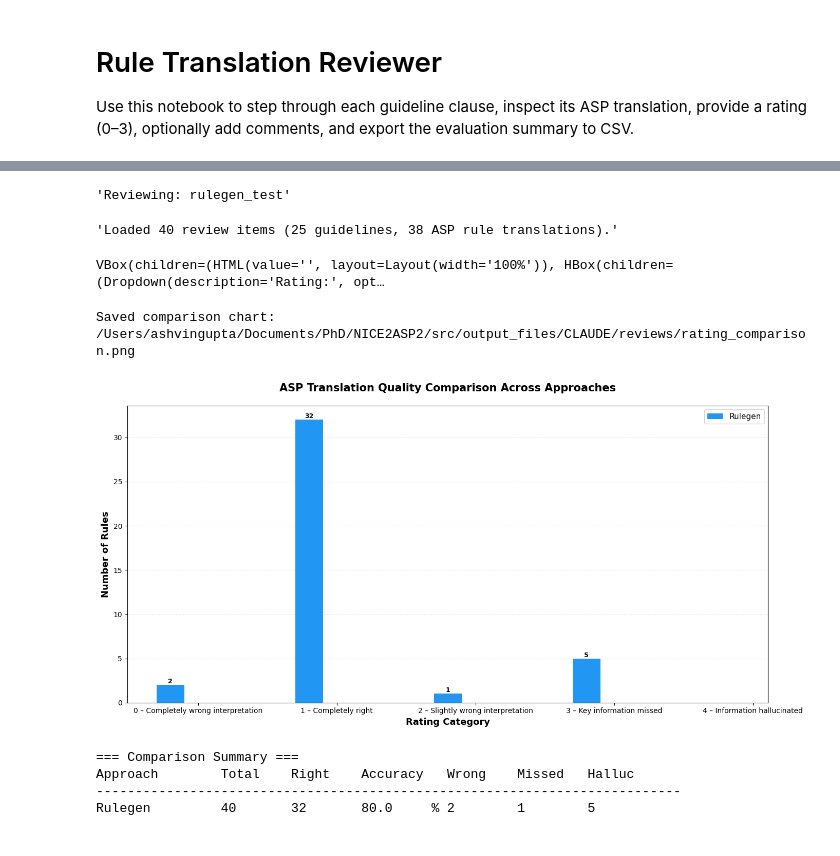
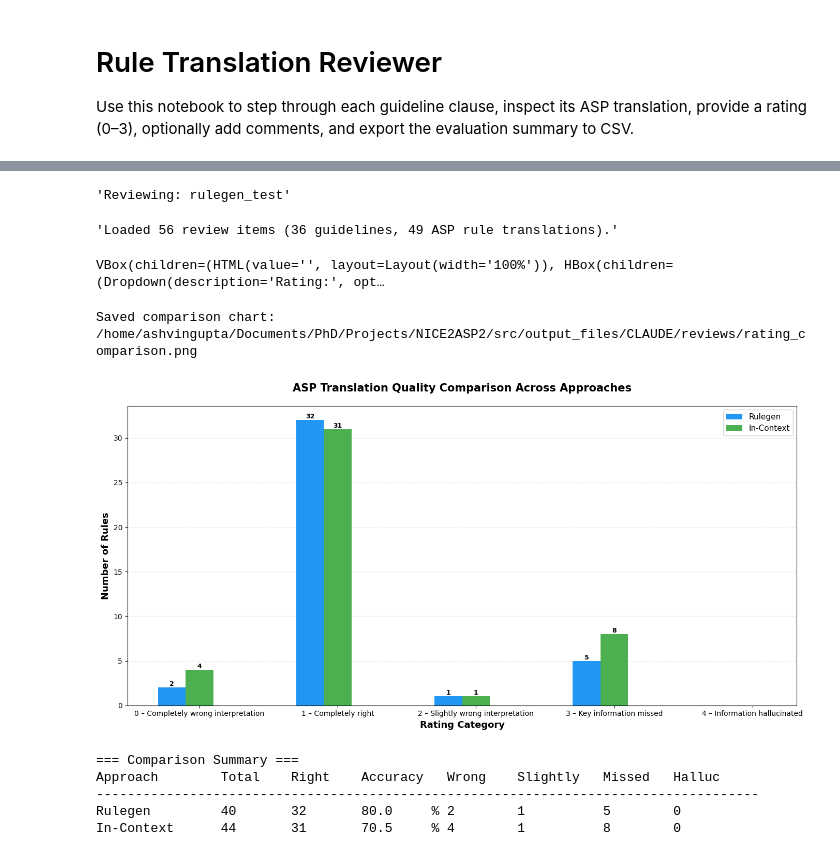
Before and after one commit to Ashvin-Gupta/NICE2ASP2, a Jupyter notebook: notebooks/rule_reviewer.ipynb, the cells around one changed output, grey strips where cells are left out. Cells and saved outputs as stored; diff of their text form; code cells hidden in the pictures.

Commit message:
Adding review files

```diff
--- a/notebooks/rule_reviewer.ipynb
+++ b/notebooks/rule_reviewer.ipynb
@@ -27,7 +27,7 @@ with open(CONFIG_PATH, "r", encoding="utf-8") as f:
 
 # CHANGE THIS to switch between different response files
 # Options: "rulegen_response_fired.lp", "in_context_response.txt", "zero_shot_response.txt"
-response_file = "rulegen_response_fired.lp"
+response_file = "rulegen_response.txt"
 
 # Extract a clean name for the review (e.g., "rulegen" from "rulegen_response_fired.lp")
 if "rulegen" in response_file:
@@ -124,7 +124,7 @@ display(f"Reviewing: {review_name}")
 display(f"Loaded {len(df)} review items ({len(dataset)} guidelines, {translations_count} ASP rule translations).")
 # %% [output]
 'Reviewing: rulegen_test'
-'Loaded 40 review items (25 guidelines, 38 ASP rule translations).'
+'Loaded 56 review items (36 guidelines, 49 ASP rule translations).'
 # %%
 rating_labels = {
     0: "0 – Completely wrong interpretation",
@@ -334,9 +334,9 @@ rating_labels = {
 }
 
 review_files = {
-    'Rulegen': 'rule_review_rulegen.csv',
-    'In-Context': 'rule_review_in_context.csv',
-    'Zero-Shot': 'rule_review_zero_shot.csv',
+    'Rulegen': 'rule_review_rulegen_lung.csv',
+    'In-Context': 'rule_review_in_context_lung.csv',
+    'Zero-Shot': 'rule_review_zero_shot_lung.csv',
 }
 
 # Collect data for all approaches
@@ -382,39 +382,44 @@ else:
         multiplier += 1
 
     ax.set_xlabel('Rating Category', fontsize=13, fontweight='bold')
     ax.set_ylabel('Number of Rules', fontsize=13, fontweight='bold')
     ax.set_title('ASP Translation Quality Comparison Across Approaches',
                  fontsize=15, fontweight='bold', pad=20)
     ax.set_xticks(x + width)
     ax.set_xticklabels([rating_labels[i] for i in range(5)])
     ax.legend(loc='upper right', fontsize=11)
     ax.grid(axis='y', alpha=0.3, linestyle='--')
     ax.set_axisbelow(True)
 
     plt.tight_layout()
 
     # Save
     output_path = reviews_dir / "rating_comparison.png"
     plt.savefig(output_path, dpi=300, bbox_inches='tight')
     print(f"Saved comparison chart: {output_path}")
 
     plt.show()
 
     # Print comparison table
     print("\n=== Comparison Summary ===")
-    print(f"{'Approach':<15} {'Total':<8} {'Right':<8} {'Accuracy':<10} {'Wrong':<8} {'Missed':<8} {'Halluc':<8}")
-    print("-" * 75)
+    print(f"{'Approach':<15} {'Total':<8} {'Right':<8} {'Accuracy':<10} {'Wrong':<8} {'Slightly':<10} {'Missed':<8} {'Halluc':<8}")
+    print("-" * 85)
     for approach_name, data in all_data.items():
         counts = data['counts']
         total = data['total']
         right = counts.get(1, 0)
         accuracy = (right / total * 100) if total > 0 else 0
+        wrong = counts.get(0, 0)
+        slightly = counts.get(2, 0)
+        missed = counts.get(3, 0)
+        halluc = counts.get(4, 0)
         print(f"{approach_name:<15} {total:<8} {right:<8} {accuracy:<9.1f}% "
-              f"{counts.get(0, 0):<8} {counts.get(2, 0):<8} {counts.get(3, 0):<8}")
+              f"{wrong:<8} {slightly:<10} {missed:<8} {halluc:<8}")
 # %% [output]
-Saved comparison chart: /Users/ashvingupta/Documents/PhD/NICE2ASP2/src/output_files/CLAUDE/reviews/rating_comparison.png
+Saved comparison chart: /home/ashvingupta/Documents/PhD/Projects/NICE2ASP2/src/output_files/CLAUDE/reviews/rating_comparison.png
-[figure, old version]
+[figure, new version]
 === Comparison Summary ===
-Approach        Total    Right    Accuracy   Wrong    Missed   Halluc
----------------------------------------------------------------------------
-Rulegen         40       32       80.0     % 2        1        5
+Approach        Total    Right    Accuracy   Wrong    Slightly   Missed   Halluc
+-------------------------------------------------------------------------------------
+Rulegen         40       32       80.0     % 2        1          5        0
+In-Context      44       31       70.5     % 4        1          8        0
```
Also changed, not shown: 17 other files.
